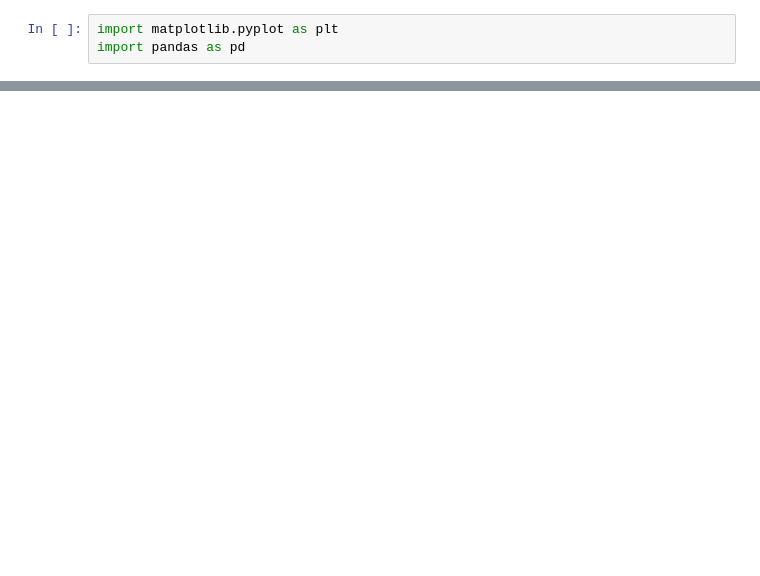
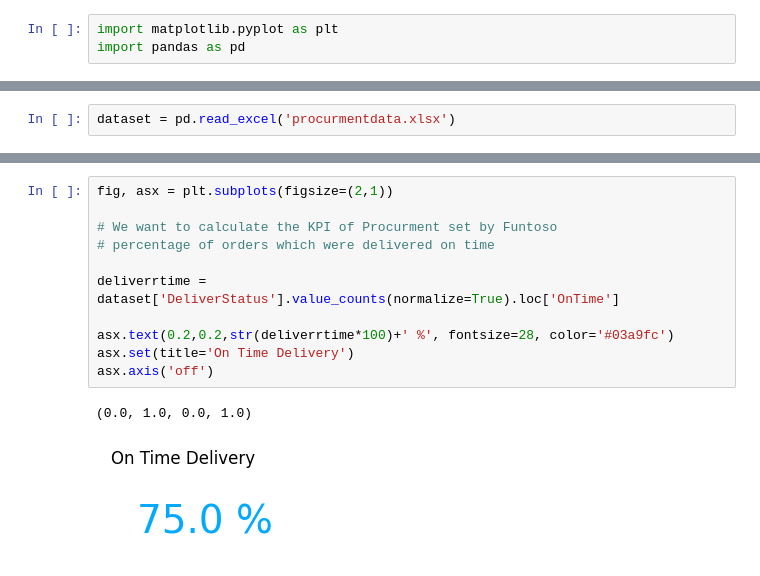
Before and after one commit to fahadashrafi-1/Data-Analysis, a Jupyter notebook: Visualization/Matplotlib/BarChartWithLines.ipynb, the cells around one changed output, grey strips where cells are left out. Saved outputs shown, nothing was run; the diff lists cells and outputs as text; blank space fills up the shorter version.

```diff
--- a/Visualization/Matplotlib/BarChartWithLines.ipynb
+++ b/Visualization/Matplotlib/BarChartWithLines.ipynb
@@ -34,0 +31,2 @@ Text(0.5, 1.0, 'Top Projects by Revenue')
+# %%
+dataset = pd.read_excel('procurmentdata.xlsx')
@@ -34,0 +84,14 @@ Text(0.5, 1.0, 'Top Projects by Revenue')
+# %%
+fig, asx = plt.subplots(figsize=(2,1))
+
+# We want to calculate the KPI of Procurment set by Funtoso
+# percentage of orders which were delivered on time
+
+deliverrtime = dataset['DeliverStatus'].value_counts(normalize=True).loc['OnTime']
+
+asx.text(0.2,0.2,str(deliverrtime*100)+' %', fontsize=28, color='#03a9fc')
+asx.set(title='On Time Delivery')
+asx.axis('off')
+# %% [output]
+(0.0, 1.0, 0.0, 1.0)
+[figure, added]
```
Also changed, not shown: parts of 5 cells of this notebook, 7 other files.
